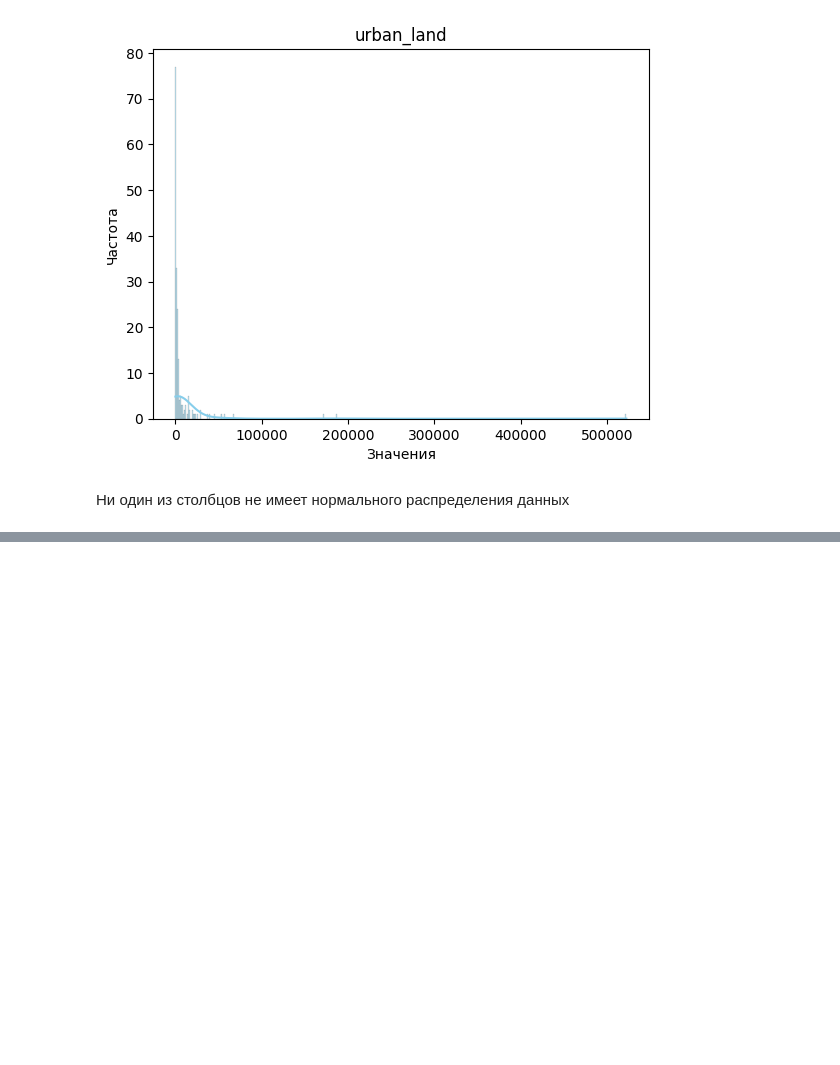
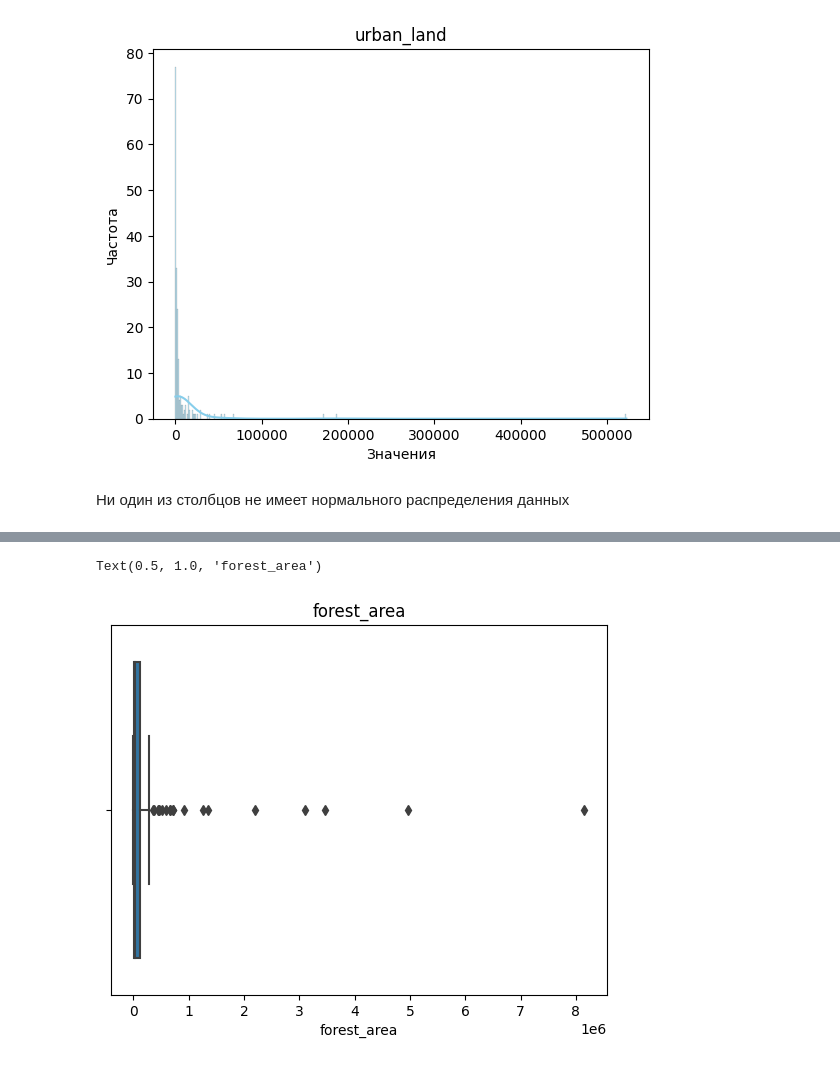
Before and after one commit to maximarbuzov/maxim, a Jupyter notebook: Untitled5.ipynb, the cells around one changed output, grey strips where cells are left out. Drawn from its saved outputs; the diff is of its cells as text; code cells hidden in the pictures; blank space fills up the shorter version.

```diff
--- a/Untitled5.ipynb
+++ b/Untitled5.ipynb
@@ -168,0 +174,6 @@ Text(0.5, 1.0, 'urban_land')
+# %%
+sns.boxplot(x='forest_area',data=df)
+plt.title('forest_area')
+# %% [output]
+Text(0.5, 1.0, 'forest_area')
+[figure, added]
```
Also changed, not shown: parts of 3 cells of this notebook.
